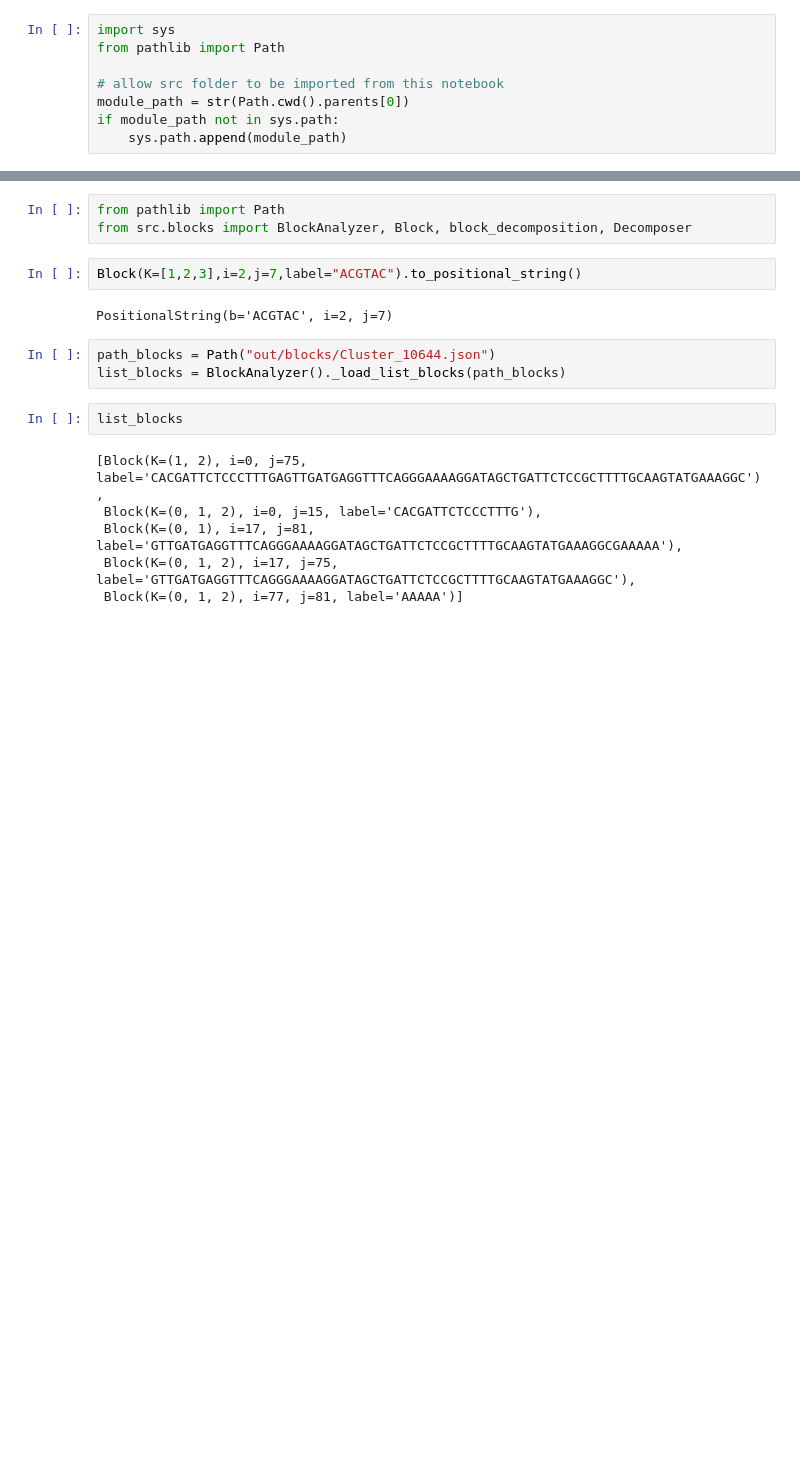
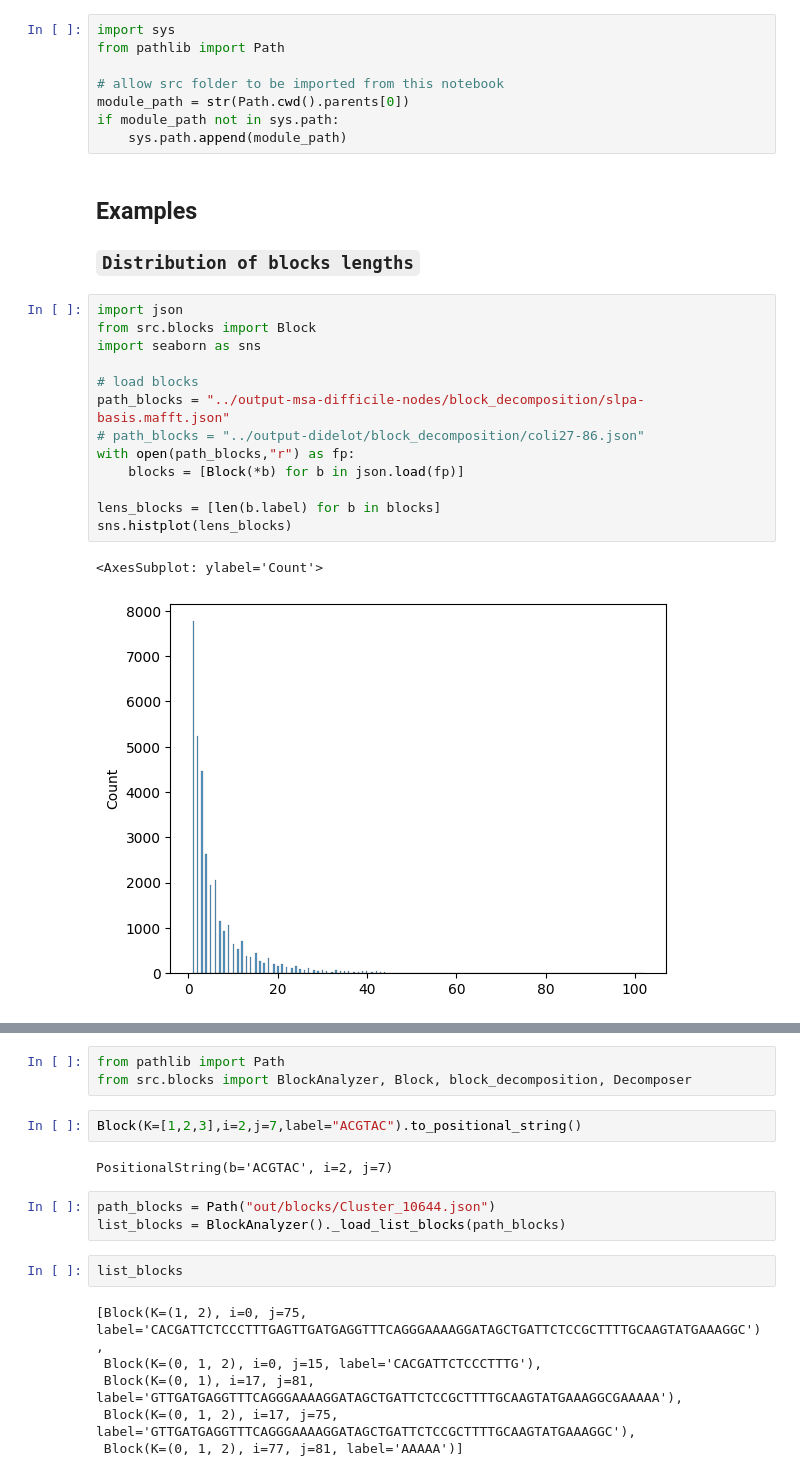
Before and after one commit to AlgoLab/pangeblocks, a Jupyter notebook: notebooks/Block-decomposition.ipynb, the cells around one changed output, grey strips where cells are left out. Drawn from its saved outputs; the diff is of its cells as text; blank space fills up the shorter version.

```diff
--- a/notebooks/Block-decomposition.ipynb
+++ b/notebooks/Block-decomposition.ipynb
@@ -6,3 +6,22 @@ from pathlib import Path
 module_path = str(Path.cwd().parents[0])
 if module_path not in sys.path:
     sys.path.append(module_path)
+# %% [markdown]
+## Examples
+### `Distribution of blocks lengths`
+# %%
+import json
+from src.blocks import Block
+import seaborn as sns
+
+# load blocks
+path_blocks = "../output-msa-difficile-nodes/block_decomposition/slpa-basis.mafft.json"
+# path_blocks = "../output-didelot/block_decomposition/coli27-86.json"
+with open(path_blocks,"r") as fp:
+    blocks = [Block(*b) for b in json.load(fp)]
+
+lens_blocks = [len(b.label) for b in blocks]
+sns.histplot(lens_blocks)
+# %% [output]
+<AxesSubplot: ylabel='Count'>
+[figure, added]
```
Also changed, not shown: parts of 3 cells of this notebook, 3 other files.
